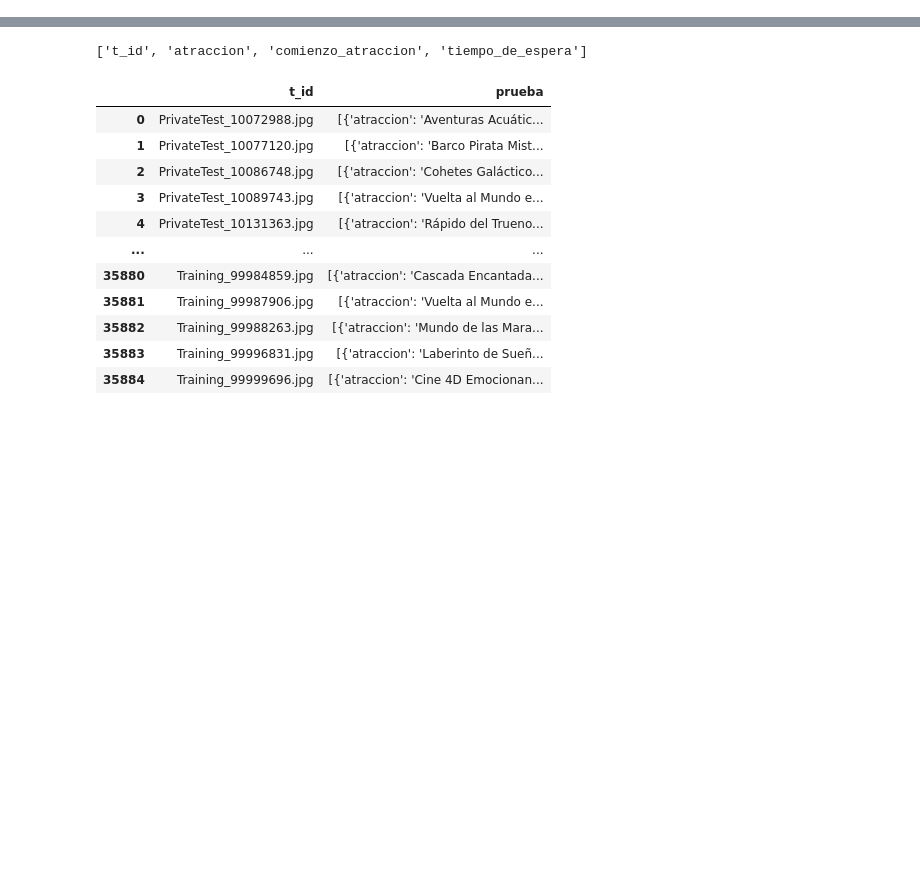
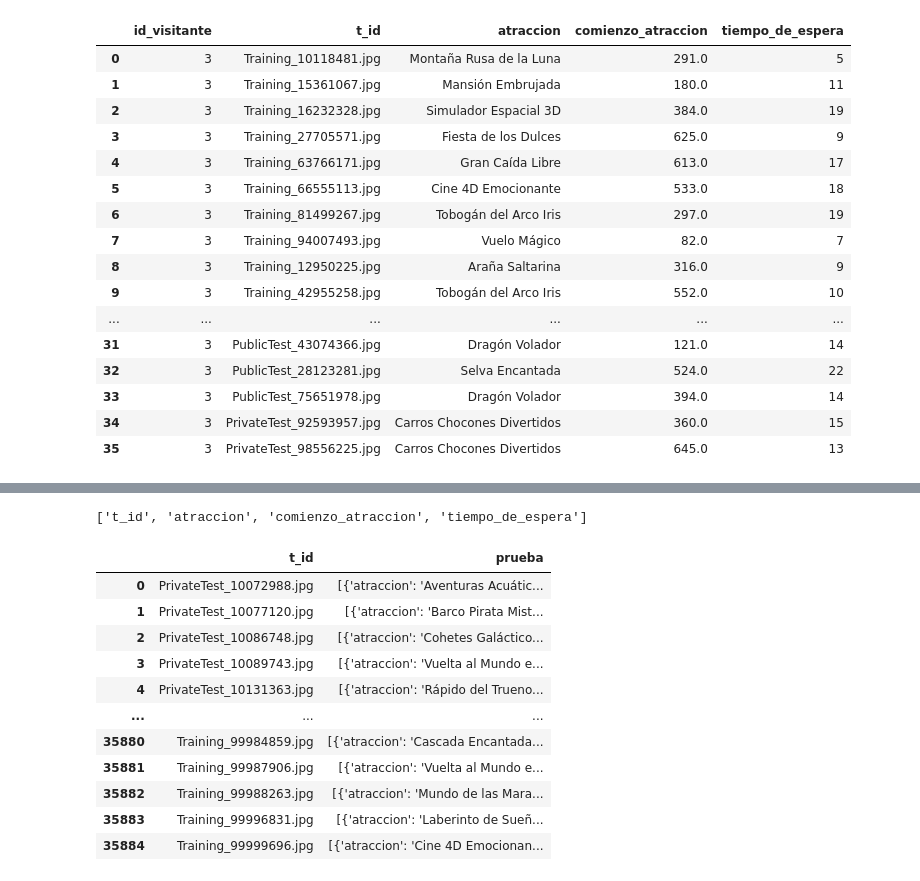
Before and after one commit to AdrianZabaleta/Reconocimiento_de_emociones, a Jupyter notebook: NoteBooks/atracciones.ipynb, the cells around one changed output, grey strips where cells are left out. Cells and saved outputs as stored; diff of their text form; code cells hidden in the pictures; blank space fills up the shorter version.

```diff
--- a/NoteBooks/atracciones.ipynb
+++ b/NoteBooks/atracciones.ipynb
@@ -7,0 +7,20 @@ df_atracciones.drop(columns=['id_visitante'],inplace=True)
+# %%
+df_atracciones[df_atracciones['id_visitante']==3]
+# %% [output]
+|  | id_visitante | t_id | atraccion | comienzo_atraccion | tiempo_de_espera |
+| 0 | 3 | Training_10118481.jpg | Montaña Rusa de la Luna | 291.0 | 5 |
+| 1 | 3 | Training_15361067.jpg | Mansión Embrujada | 180.0 | 11 |
+| 2 | 3 | Training_16232328.jpg | Simulador Espacial 3D | 384.0 | 19 |
+| 3 | 3 | Training_27705571.jpg | Fiesta de los Dulces | 625.0 | 9 |
+| 4 | 3 | Training_63766171.jpg | Gran Caída Libre | 613.0 | 17 |
+| 5 | 3 | Training_66555113.jpg | Cine 4D Emocionante | 533.0 | 18 |
+| 6 | 3 | Training_81499267.jpg | Tobogán del Arco Iris | 297.0 | 19 |
+| 7 | 3 | Training_94007493.jpg | Vuelo Mágico | 82.0 | 7 |
+| 8 | 3 | Training_12950225.jpg | Araña Saltarina | 316.0 | 9 |
+| 9 | 3 | Training_42955258.jpg | Tobogán del Arco Iris | 552.0 | 10 |
+| ... | ... | ... | ... | ... | ... |
+| 31 | 3 | PublicTest_43074366.jpg | Dragón Volador | 121.0 | 14 |
+| 32 | 3 | PublicTest_28123281.jpg | Selva Encantada | 524.0 | 22 |
+| 33 | 3 | PublicTest_75651978.jpg | Dragón Volador | 394.0 | 14 |
+| 34 | 3 | PrivateTest_92593957.jpg | Carros Chocones Divertidos | 360.0 | 15 |
+| 35 | 3 | PrivateTest_98556225.jpg | Carros Chocones Divertidos | 645.0 | 13 |
```
Also changed, not shown: parts of 15 cells of this notebook, 5 other files.
